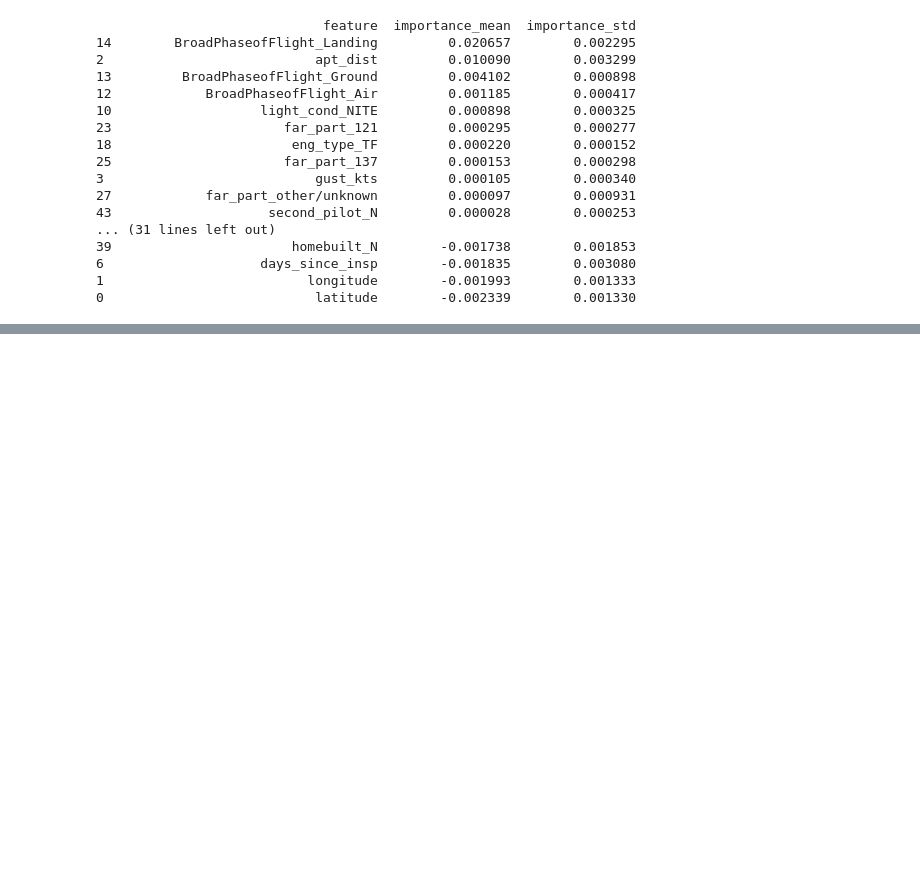
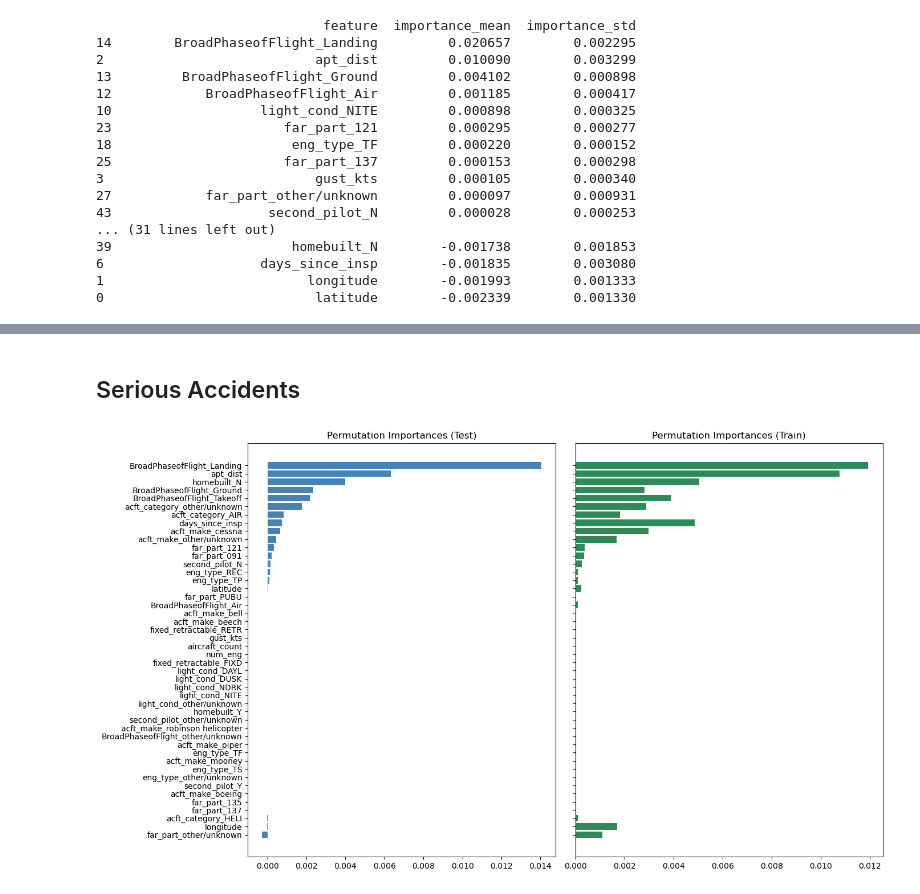
Before and after one commit to TheErdosInstitute-Summer2025-Project/aviation-project, a Jupyter notebook: jupyter_notebooks/test_notebook.ipynb, the cells around one changed output, grey strips where cells are left out. Saved outputs shown, nothing was run; the diff lists cells and outputs as text; code cells hidden in the pictures; blank space fills up the shorter version.

```diff
--- a/jupyter_notebooks/test_notebook.ipynb
+++ b/jupyter_notebooks/test_notebook.ipynb
@@ -448,0 +516,34 @@ print(test_importance_df)
+# %% [markdown]
+## Serious Accidents
+# %%
+# Get permutation importance for TRAIN set
+perm_train = permutation_importance(histgrad_s, X_train, y_train_s, n_repeats=25, random_state=seed)
+train_importances = pd.DataFrame({
+    'Feature': features,
+    'Importance': perm_train.importances_mean
+}).sort_values(by='Importance', ascending=True)
+
+# Get permutation importance for TEST set
+perm_test = permutation_importance(histgrad_s, X_test, y_test_s, n_repeats=10, random_state=42)
+test_importances = pd.DataFrame({
+    'Feature': features,
+    'Importance': perm_test.importances_mean
+}).sort_values(by='Importance', ascending=True)
+
+
+# Plotting both sets side by side
+fig, axes = plt.subplots(1, 2, figsize=(14, 8), sharey=True)
+
+
+axes[0].barh(test_importances['Feature'], test_importances['Importance'], color='steelblue')
+axes[0].set_title('Permutation Importances (Test)')
+axes[0].invert_yaxis()
+
+
+axes[1].barh(train_importances['Feature'], train_importances['Importance'], color='seagreen')
+axes[1].set_title('Permutation Importances (Train)')
+axes[1].invert_yaxis()
+plt.tight_layout()
+plt.show()
+# %% [output]
+[figure, added]
```
Also changed, not shown: parts of 15 cells of this notebook, 3 other files.
